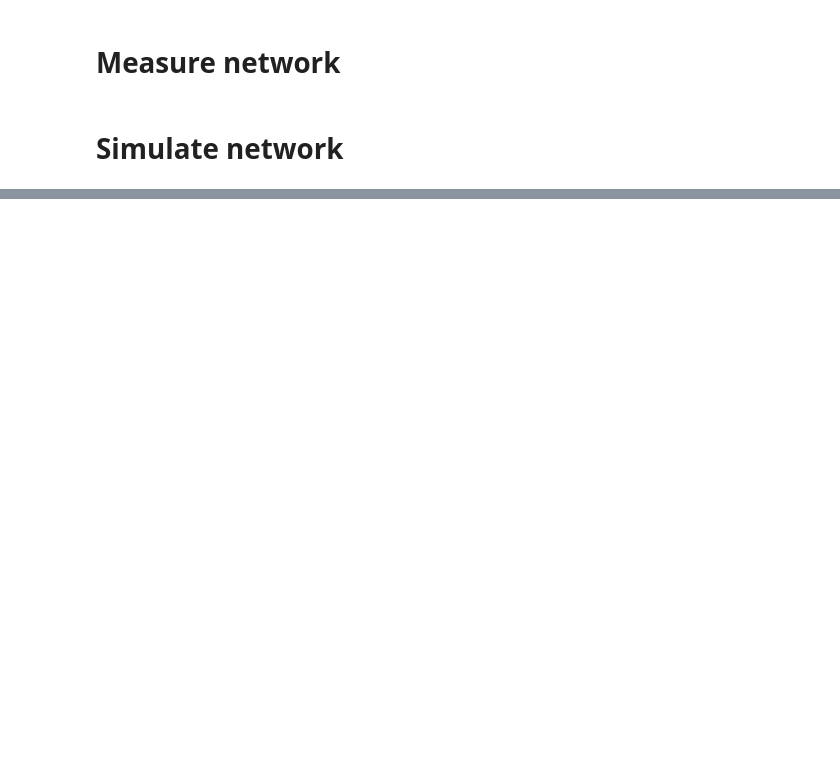
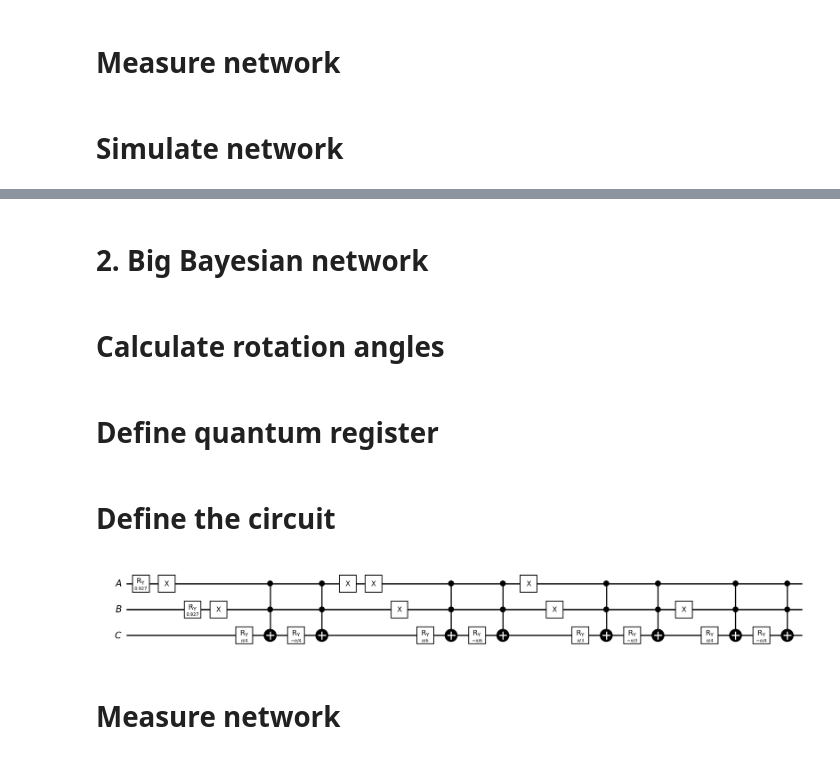
Before and after one commit to proeseler/Quantum-Computing, a Jupyter notebook: QBayesianNet.ipynb, the cells around one changed output, grey strips where cells are left out. Saved outputs shown, nothing was run; the diff lists cells and outputs as text; code cells hidden in the pictures; blank space fills up the shorter version.

Commit message:
2. tasked for Bayesian net

```diff
--- a/QBayesianNet.ipynb
+++ b/QBayesianNet.ipynb
@@ -64,0 +67,61 @@ Result of the Quantum Circuit:
+# %% [markdown]
+# 2. Big Bayesian network
+# %% [markdown]
+# Calculate rotation angles
+# %%
+theta_A = 2 * np.arcsin(np.sqrt(0.2))
+theta_B = 2 * np.arcsin(np.sqrt(0.2))
+theta_C_nBnA = 2 * np.arcsin(np.sqrt(0.5))
+theta_C_nBA = 2 * np.arcsin(np.sqrt(0.25))
+theta_C_BnA = 2 * np.arcsin(np.sqrt(0.75))
+theta_C_BA = 2 * np.arcsin(np.sqrt(0.5))
+# %% [markdown]
+# Define quantum register
+# %%
+qrA = QuantumRegister(1, name='A')
+qrB = QuantumRegister(1, name='B')
+qrC = QuantumRegister(1, name='C')
+# %% [markdown]
+# Define the circuit
+# %%
+# Define a 3-qubit quantum circuit
+qc = QuantumCircuit(qrA, qrB, qrC, name="Bayes net big")
+
+#Apply the R_Y_theta rotation gate on the first two qubits
+qc.ry(theta_A, 0)
+qc.ry(theta_B, 1)
+
+# Apply the X gate on the first two qubits
+qc.x(0)
+qc.x(1)
+
+# Apply multiple controlled-R_Y_theta rotation gate
+qc.mcry(theta_C_nBnA, [qrA[0], qrB[0]], qrC[0])
+
+# Apply the X gate on the first two qubits
+qc.x(0)
+qc.x(1)
+qc.x(0)
+
+# Apply multiple controlled-R_Y_theta rotation gate
+qc.mcry(theta_C_nBA, [qrA[0], qrB[0]], qrC[0])
+
+# Apply another X gate on the first qubit
+qc.x(0)
+qc.x(1)
+
+# Apply the controlled-R_Y_theta rotation gate
+qc.mcry(theta_C_BnA, [qrA[0], qrB[0]], qrC[0])
+
+# Apply another X gate on the second qubit
+qc.x(1)
+
+# Apply the controlled-R_Y_theta rotation gate
+qc.mcry(theta_C_BA, [qrA[0], qrB[0]], qrC[0])
+
+
+qc.draw('mpl', style='bw', plot_barriers=False, justify='none', fold=-1)
+# %% [output]
+[figure, added]
+# %% [markdown]
+# Measure network
```
Also changed, not shown: parts of 8 cells of this notebook, 1 other file.
